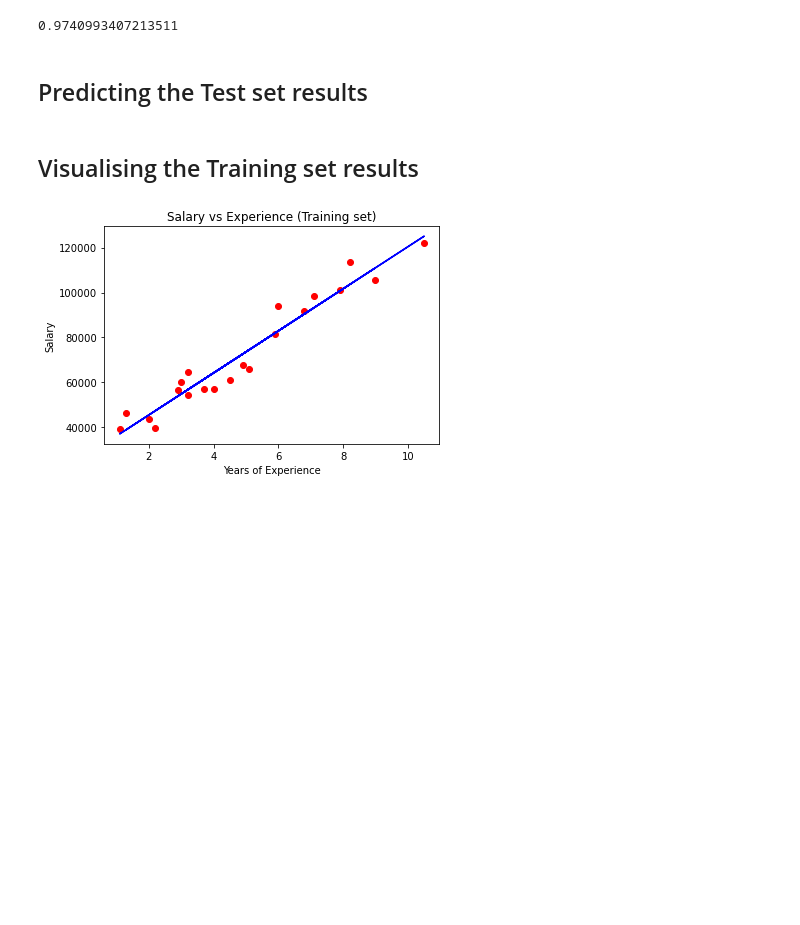
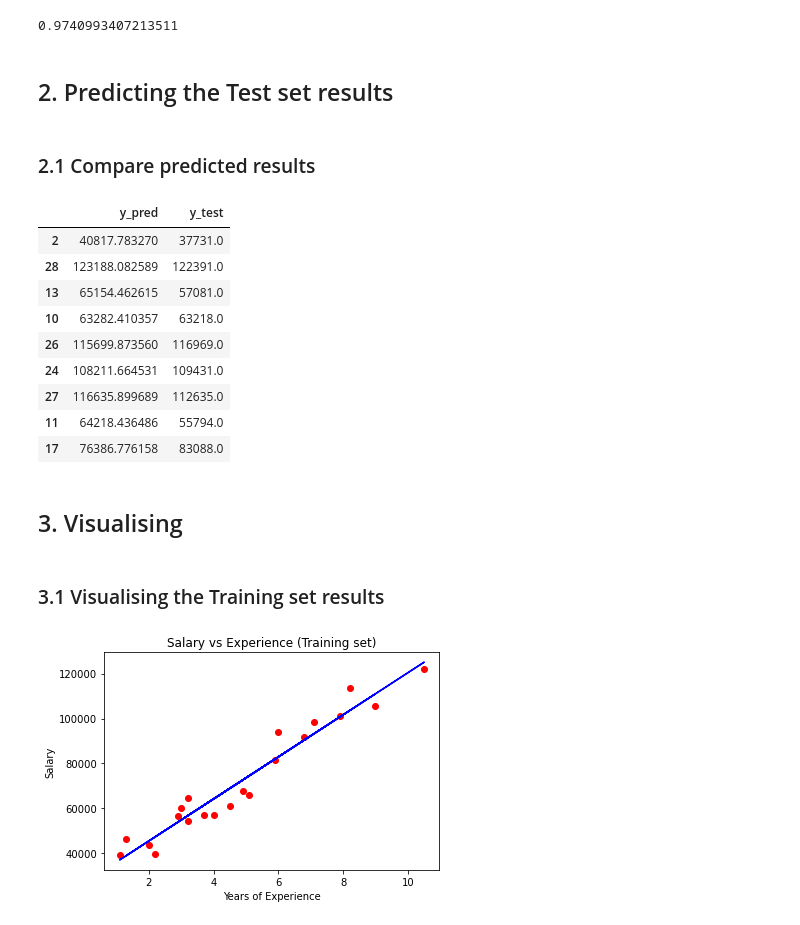
Before and after one commit to patelvivekdev/World_of_ML, a Jupyter notebook: _notebooks/2020-10-21-simple_linear_regression.ipynb, the cells around one changed output. Drawn from its saved outputs; the diff is of its cells as text; code cells hidden in the pictures; blank space fills up the shorter version.

```diff
--- a/_notebooks/2020-10-21-simple_linear_regression.ipynb
+++ b/_notebooks/2020-10-21-simple_linear_regression.ipynb
@@ -120,11 +122,30 @@ regressor.score(X_test,y_test)
 # %% [output]
 0.9740993407213511
 # %% [markdown]
-## Predicting the Test set results
+## 2. Predicting the Test set results
 # %%
 y_pred = regressor.predict(X_test)
+# %%
+d = {'y_pred': y_pred, 'y_test': y_test}
+# %% [markdown]
+### 2.1 Compare predicted results
+# %%
+pd.DataFrame(d)
+# %% [output]
+|  | y_pred | y_test |
+| 2 | 40817.783270 | 37731.0 |
+| 28 | 123188.082589 | 122391.0 |
+| 13 | 65154.462615 | 57081.0 |
+| 10 | 63282.410357 | 63218.0 |
+| 26 | 115699.873560 | 116969.0 |
+| 24 | 108211.664531 | 109431.0 |
+| 27 | 116635.899689 | 112635.0 |
+| 11 | 64218.436486 | 55794.0 |
+| 17 | 76386.776158 | 83088.0 |
+# %% [markdown]
+## 3. Visualising
 # %% [markdown]
-## Visualising the Training set results
+### 3.1 Visualising the Training set results
 # %%
 plt.scatter(X_train, y_train, color = 'red')
 plt.plot(X_train, regressor.predict(X_train), color = 'blue')
```
Also changed, not shown: parts of 9 cells of this notebook.
